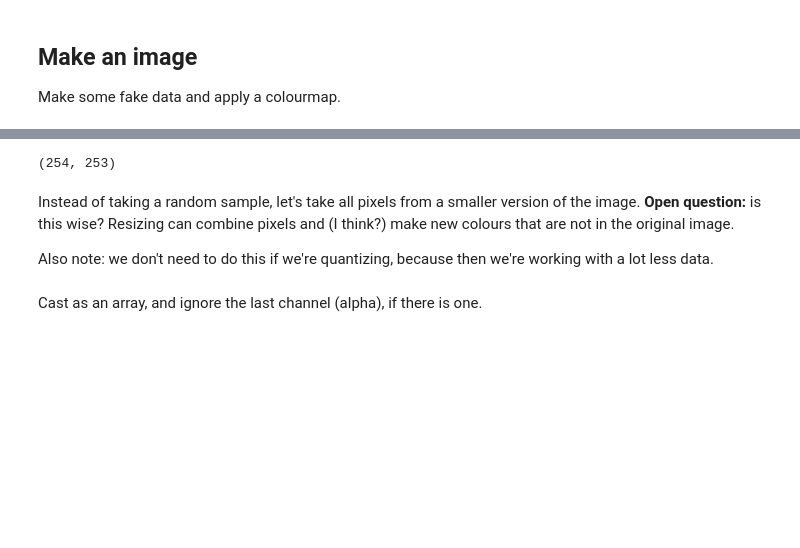
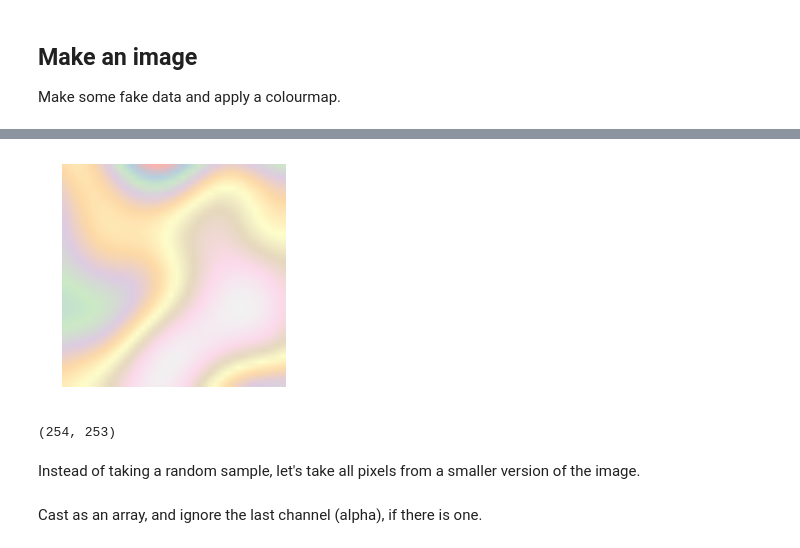
Before and after one commit to kwinkunks/notebooks, a Jupyter notebook: Guessing_colourmaps.ipynb, the cells around one changed output, grey strips where cells are left out. Saved outputs shown, nothing was run; the diff lists cells and outputs as text; code cells hidden in the pictures; blank space fills up the shorter version.

```diff
--- a/Guessing_colourmaps.ipynb
+++ b/Guessing_colourmaps.ipynb
@@ -46 +75,15 @@ im = Image.open('data/cbar/test.png')
+# %%
+from PIL import Image
+
+# img = Image.open('data/cbar/boxer.png')
+# img = Image.open('data/cbar/fluid.png')
+# img = Image.open('data/cbar/lisa.png')
+# img = Image.open('data/cbar/redblu.png')
+# img = Image.open('data/cbar/seismic.png')
+# img = Image.open('data/cbar/drainage.jpg')
+img = Image.open('data/cbar/test.png')
+
+img
+# %% [output]
+[figure, added]
 # %%
@@ -48,6 +91,2 @@ im.size
 # %% [output]
 (254, 253)
-# %% [markdown]
-Instead of taking a random sample, let's take all pixels from a smaller version of the image. **Open question:** is this wise? Resizing can combine pixels and (I think?) make new colours that are not in the original image.
-
-Also note: we don't need to do this if we're quantizing, because then we're working with a lot less data.
@@ -55,0 +93,2 @@ Also note: we don't need to do this if we're quantizing, because then we're work
+# %% [markdown]
+Instead of taking a random sample, let's take all pixels from a smaller version of the image.
```
Also changed, not shown: parts of 148 cells of this notebook, 2 other files.
